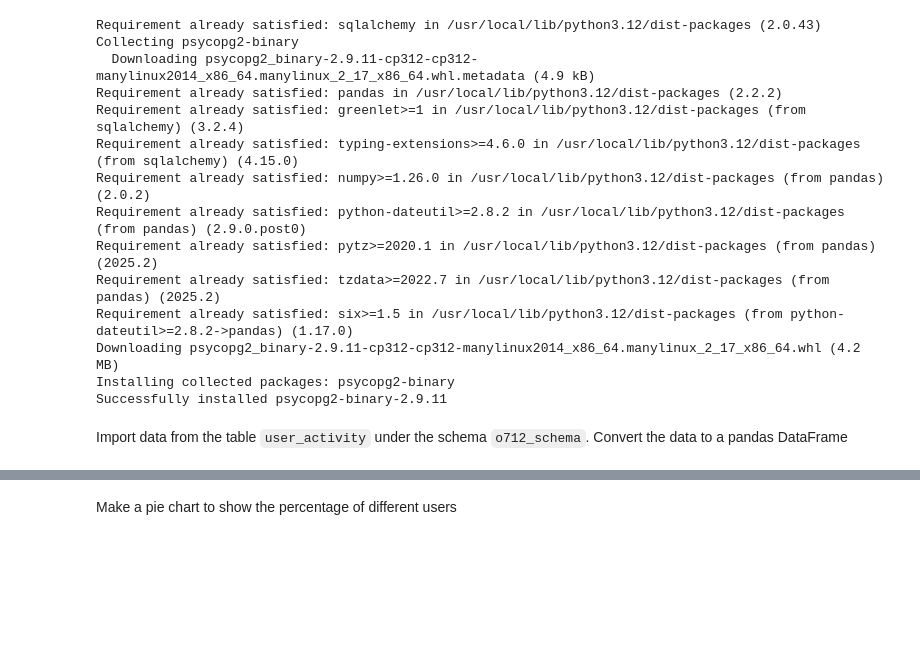
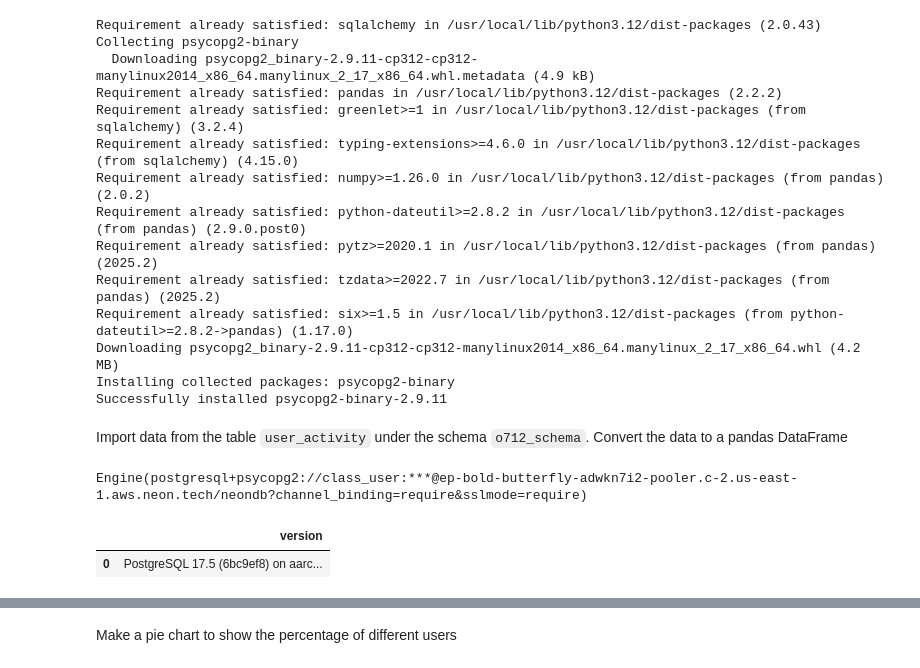
Before and after one commit to Data-Analytics-with-Python/database-exercise-rayoen0, a Jupyter notebook: DB_exercise.ipynb, the cells around one changed output, grey strips where cells are left out. Cells and saved outputs as stored; diff of their text form; code cells hidden in the pictures; blank space fills up the shorter version.

```diff
--- a/DB_exercise.ipynb
+++ b/DB_exercise.ipynb
@@ -24,0 +32,11 @@ Import data from the table `user_activity` under the schema `o712_schema`. Conve
+# %%
+engine
+# %% [output]
+Engine(postgresql+psycopg2://class_user:***@ep-bold-butterfly-adwkn7i2-pooler.c-2.us-east-1.aws.neon.tech/neondb?channel_binding=require&sslmode=require)
+# %%
+#we can now use pandas to do some manipulations of the data on the DB
+#you put in the sql query to paste in and the engine you want it requested to
+pd.read_sql("SELECT VERSION();", engine)
+# %% [output]
+|  | version |
+| 0 | PostgreSQL 17.5 (6bc9ef8) on aarc... |
```
Also changed, not shown: parts of 4 cells of this notebook.
